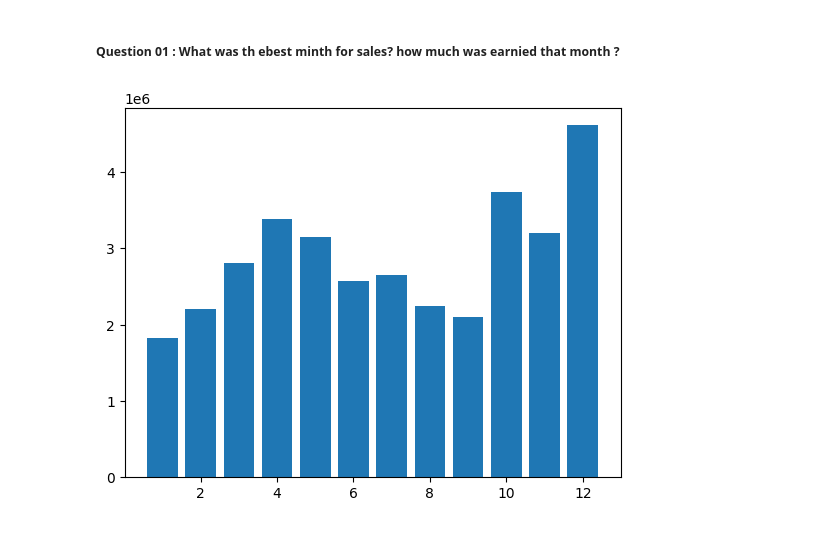
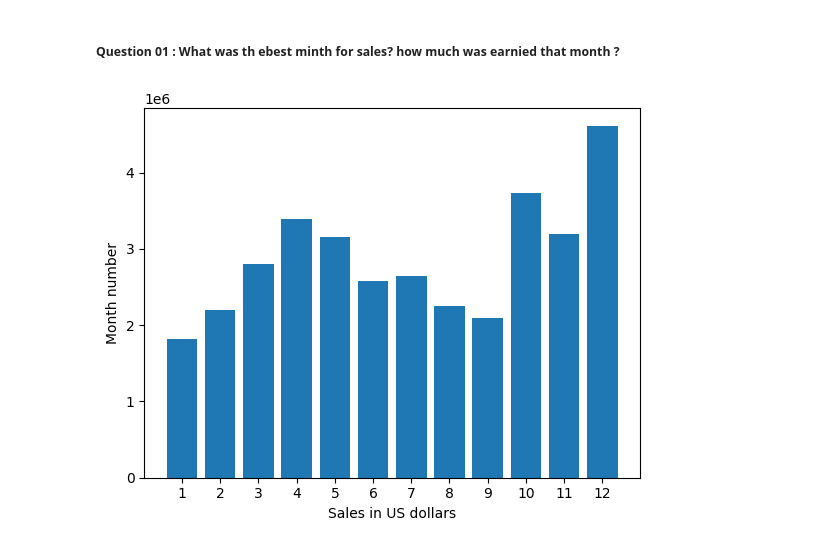
Before and after one commit to Elisha-George/Sales-Analysis---Data-Science, a Jupyter notebook: SalesAnalysis.ipynb, the cells around one changed output. Cells and saved outputs as stored; diff of their text form; code cells hidden in the pictures.

```diff
--- a/SalesAnalysis.ipynb
+++ b/SalesAnalysis.ipynb
@@ -177,11 +168,0 @@ result = all_data.groupby('month').sum()
-# %%
-# plotting the sales
-
-import matplotlib.pyplot as plt
-
-months = range(1,13)
-
-plt.bar(months, result['sales'])
-plt.show()
-# %% [output]
-[figure, removed]
@@ -187,0 +177,14 @@ plt.show()
+# %%
+# plotting the sales
+
+import matplotlib.pyplot as plt
+
+months = range(1,13)
+
+plt.bar(months, result['sales'])
+plt.xticks(months)
+plt.xlabel("Sales in US dollars")
+plt.ylabel('Month number')
+plt.show()
+# %% [output]
+[figure, added]
```
Also changed, not shown: parts of 23 cells of this notebook.
